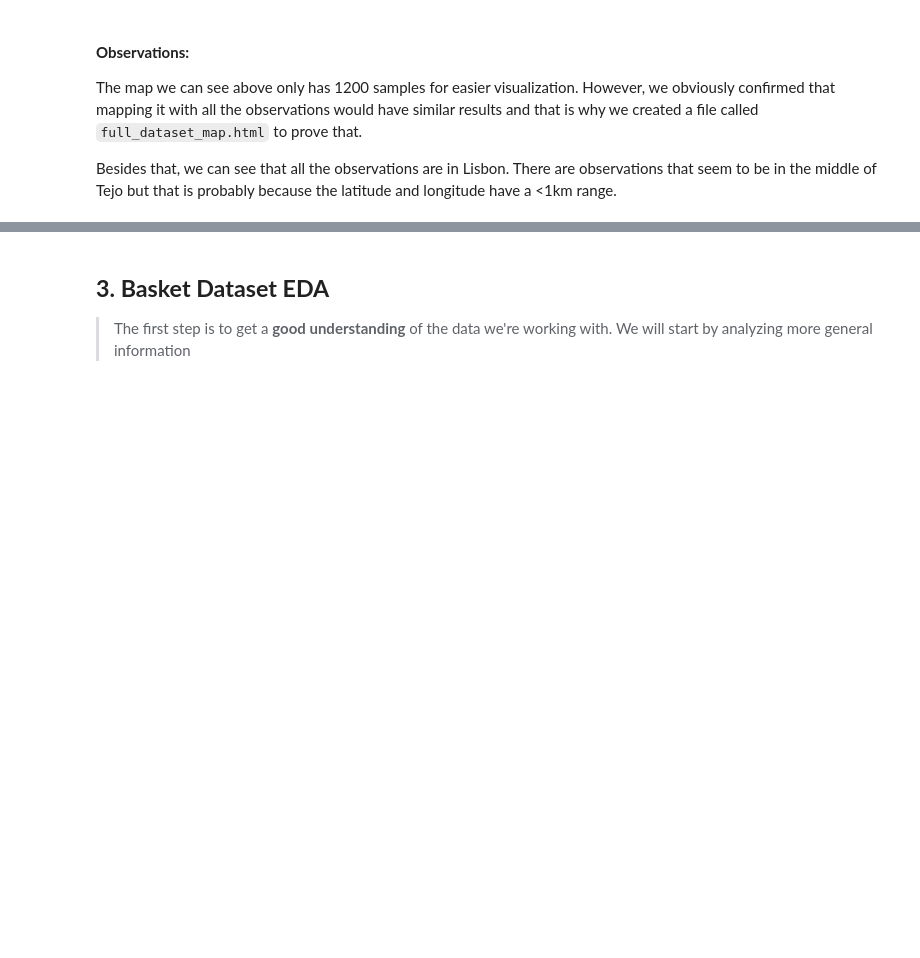
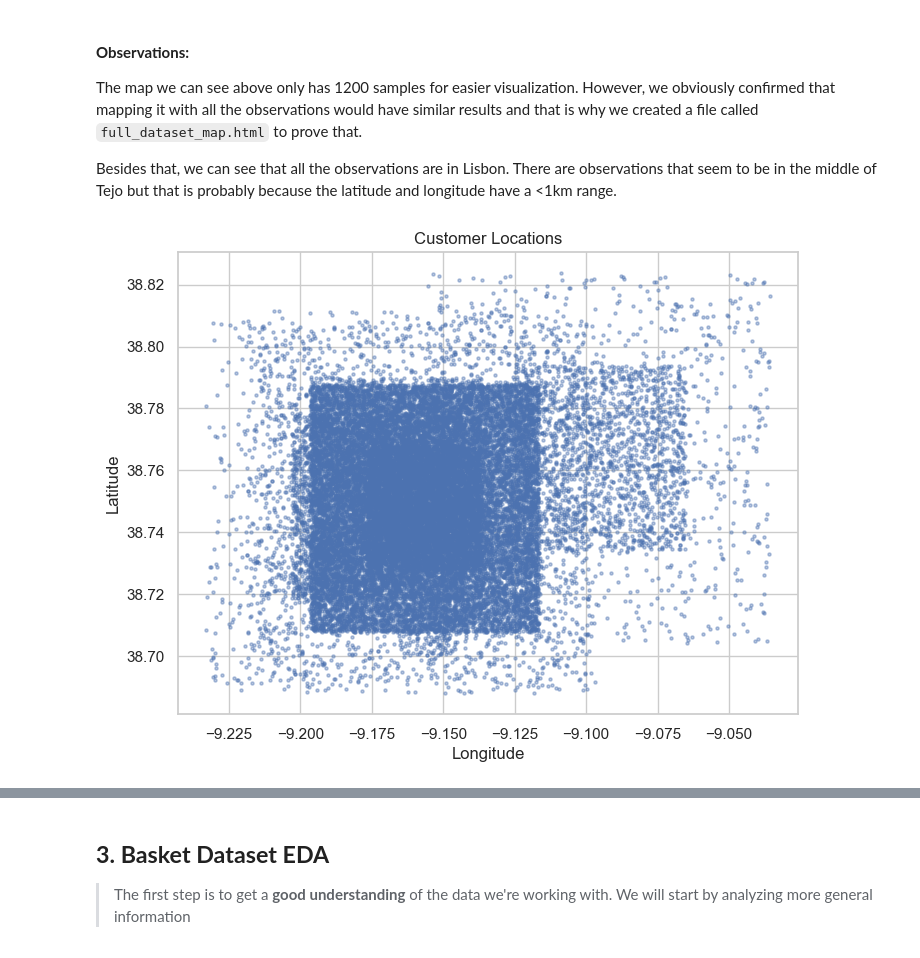
Before and after one commit to tiago2806/ml_project, a Jupyter notebook: notebooks/01_EDA.ipynb, the cells around one changed output, grey strips where cells are left out. Cells and saved outputs as stored; diff of their text form; code cells hidden in the pictures; blank space fills up the shorter version.

```diff
--- a/notebooks/01_EDA.ipynb
+++ b/notebooks/01_EDA.ipynb
@@ -220,3 +241,12 @@ ImportError: The 'folium>=0.12', 'matplotlib' and 'mapclassify' packages are req
 The map we can see above only has 1200 samples for easier visualization. However, we obviously confirmed that mapping it with all the observations would have similar results and that is why we created a file called `full_dataset_map.html` to prove that.
 
 Besides that, we can see that all the observations are in Lisbon. There are observations that seem to be in the middle of Tejo but that is probably because the latitude and longitude have a <1km range.
+# %%
+plt.figure(figsize=(8, 6))
+plt.scatter(raw_customer['longitude'], raw_customer['latitude'], s=5, alpha=0.4)
+plt.xlabel("Longitude")
+plt.ylabel("Latitude")
+plt.title("Customer Locations")
+plt.show()
+# %% [output]
+[figure, added]
```
Also changed, not shown: parts of 12 cells of this notebook, 1 other file.
